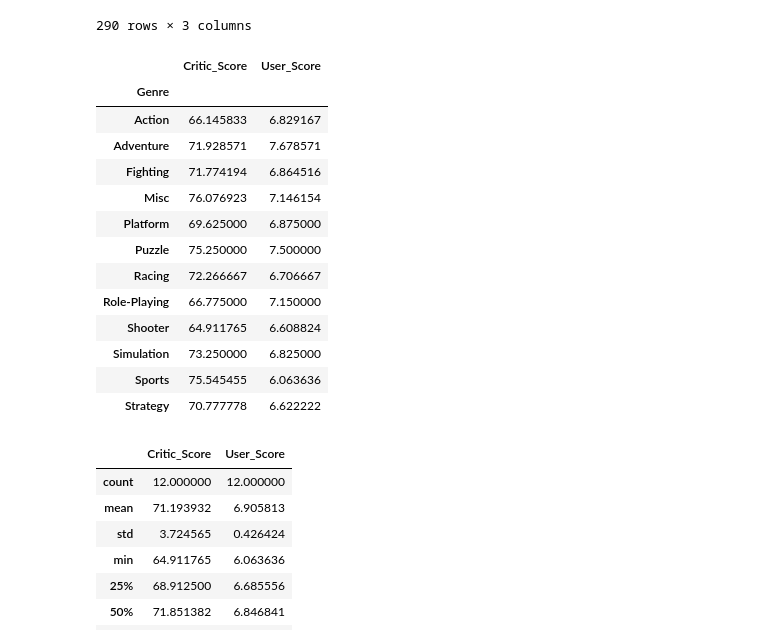
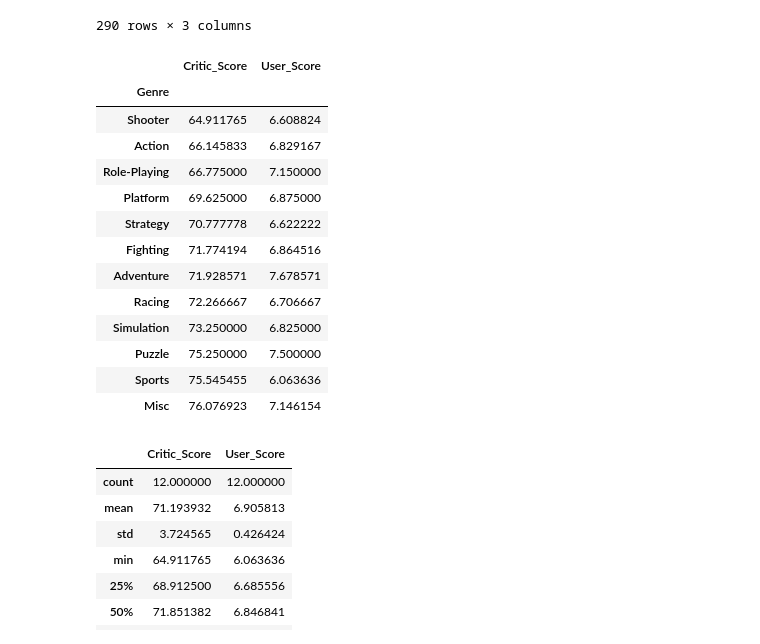
Before and after one commit to pranav567/Data-analytics-lab-2021-22, a Jupyter notebook: lab2/data_analytics_lab_2.ipynb, the cells around one changed output. Saved outputs shown, nothing was run; the diff lists cells and outputs as text; code cells hidden in the pictures.

```diff
--- a/lab2/data_analytics_lab_2.ipynb
+++ b/lab2/data_analytics_lab_2.ipynb
@@ -730,23 +714,23 @@ gen_score
 | 16656 | Action | 81.0 | 8.5 |
 290 rows × 3 columns
 # %%
-gen_mean = gen_score.groupby('Genre').mean()
+gen_mean = gen_score.groupby('Genre').mean().sort_values('Critic_Score')
 gen_mean
 # %% [output]
 |  | Critic_Score | User_Score |
 | Genre |  |  |
+| Shooter | 64.911765 | 6.608824 |
 | Action | 66.145833 | 6.829167 |
+| Role-Playing | 66.775000 | 7.150000 |
+| Platform | 69.625000 | 6.875000 |
+| Strategy | 70.777778 | 6.622222 |
+| Fighting | 71.774194 | 6.864516 |
 | Adventure | 71.928571 | 7.678571 |
-| Fighting | 71.774194 | 6.864516 |
+| Racing | 72.266667 | 6.706667 |
+| Simulation | 73.250000 | 6.825000 |
+| Puzzle | 75.250000 | 7.500000 |
+| Sports | 75.545455 | 6.063636 |
 | Misc | 76.076923 | 7.146154 |
-| Platform | 69.625000 | 6.875000 |
-| Puzzle | 75.250000 | 7.500000 |
-| Racing | 72.266667 | 6.706667 |
-| Role-Playing | 66.775000 | 7.150000 |
-| Shooter | 64.911765 | 6.608824 |
-| Simulation | 73.250000 | 6.825000 |
-| Sports | 75.545455 | 6.063636 |
-| Strategy | 70.777778 | 6.622222 |
 # %%
 gen_mean.describe()
 # %% [output]
```
Also changed, not shown: parts of 26 cells of this notebook, 1 other file.
